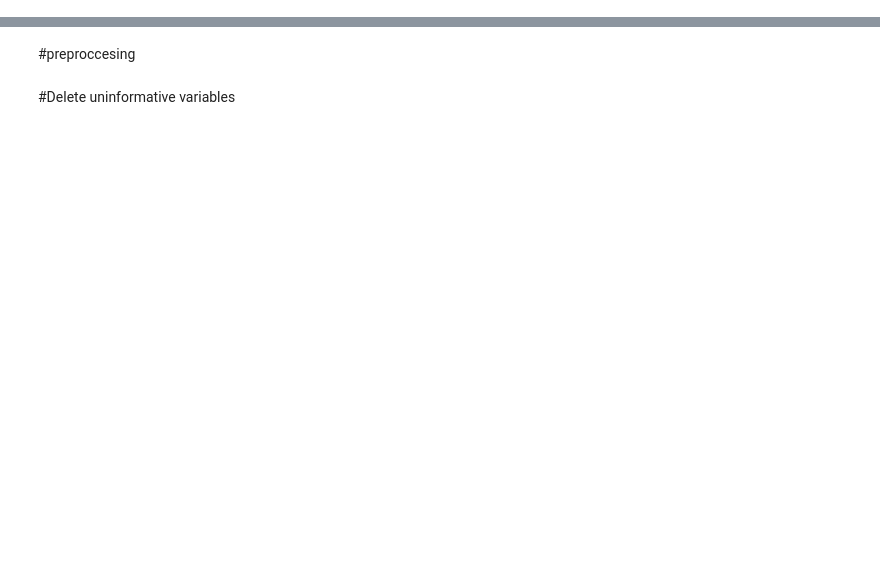
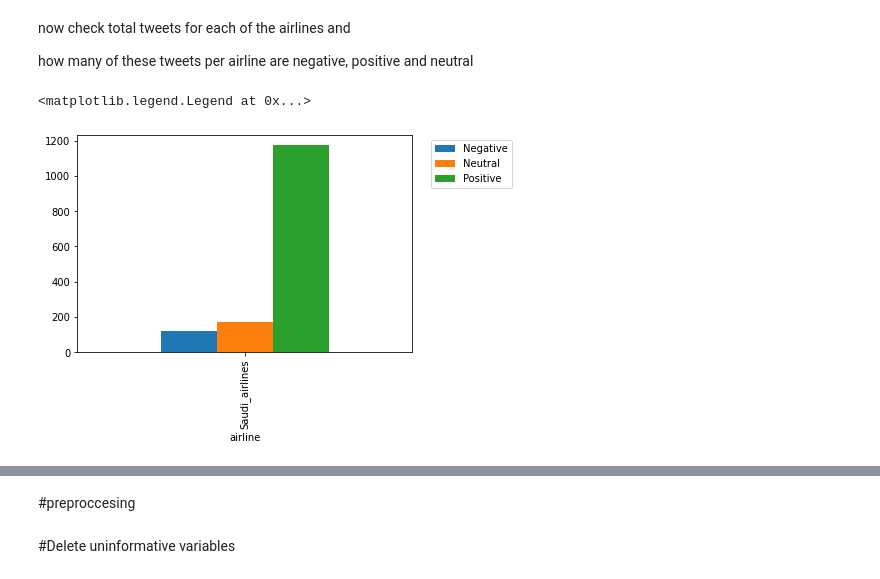
Before and after one commit to buthaina279/DS_Capstone_NLP, a Jupyter notebook: ML.ipynb, the cells around one changed output, grey strips where cells are left out. Cells and saved outputs as stored; diff of their text form; code cells hidden in the pictures; blank space fills up the shorter version.

```diff
--- a/ML.ipynb
+++ b/ML.ipynb
@@ -50,0 +98,12 @@ saudia_airlines.head(10)
+# %% [markdown]
+now check total tweets for each of the airlines and
+
+
+how many of these tweets per airline are negative, positive and neutral
+# %%
+airline_sentiment_df = saudia_airlines.groupby(['airline','sentiment']).sentiment.count().unstack()
+airline_sentiment_df.plot(kind='bar')
+plt.legend(bbox_to_anchor=(1.04,1), loc="upper left")
+# %% [output]
+<matplotlib.legend.Legend at 0x...>
+[figure, added]
```
Also changed, not shown: parts of 61 cells of this notebook.
